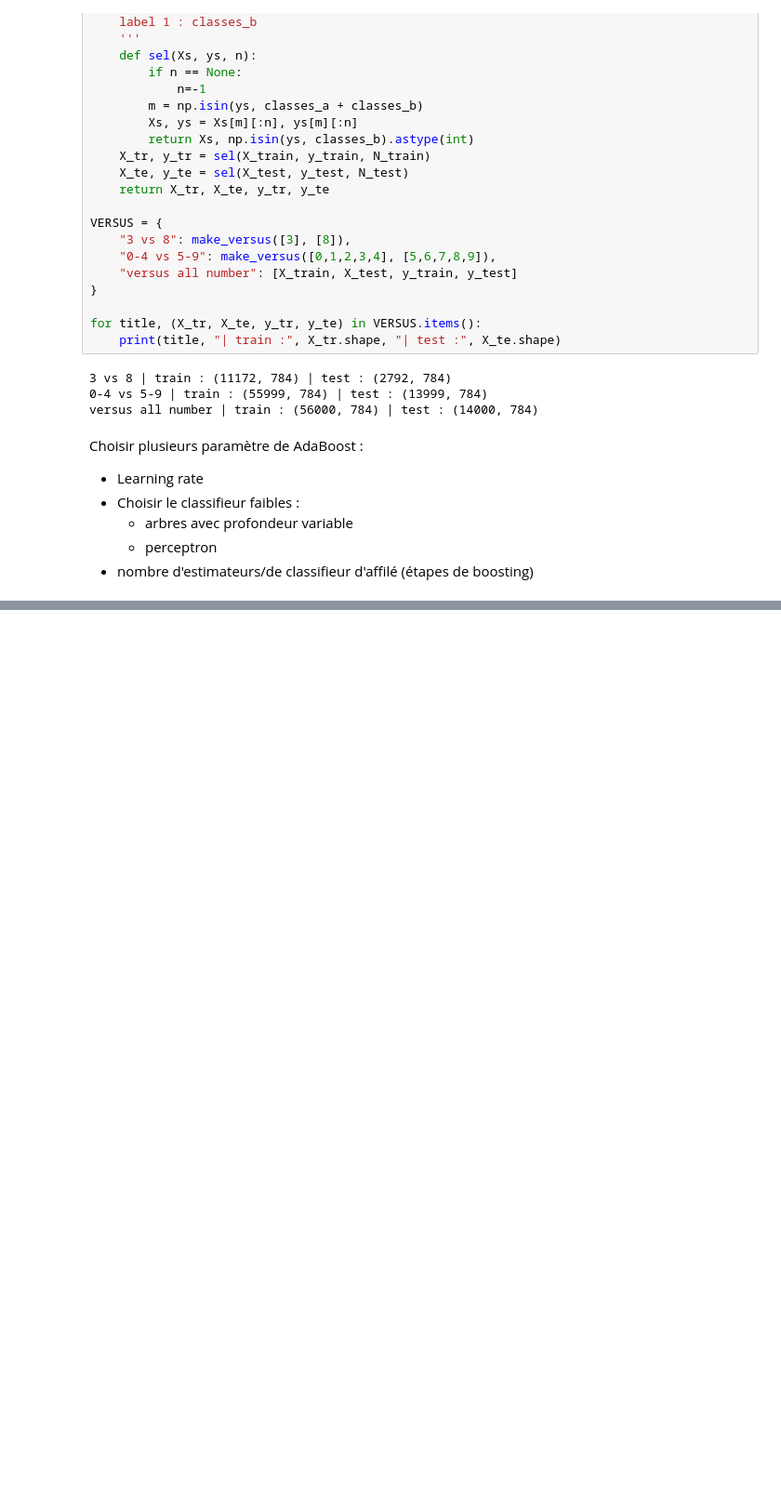
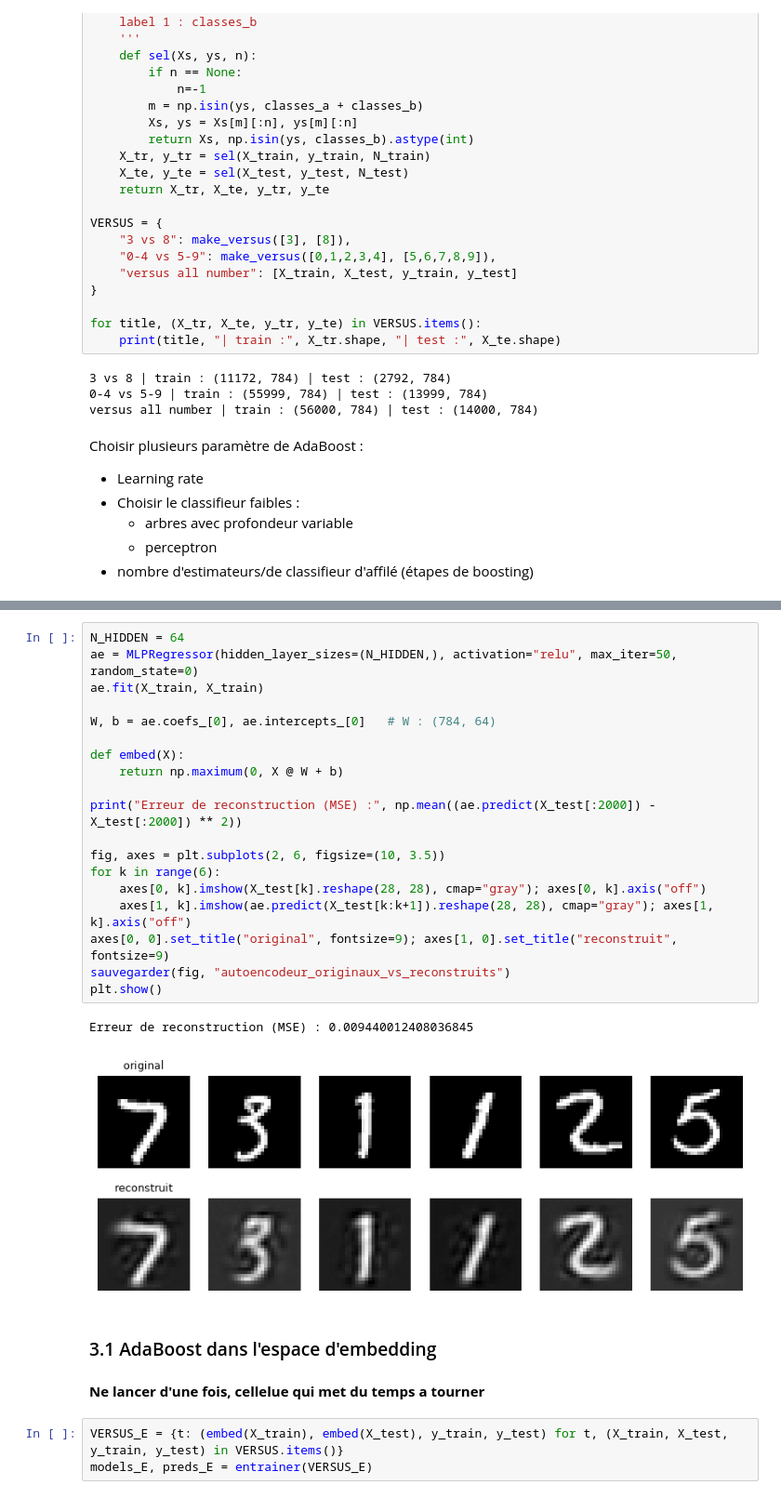
Before and after one commit to tbessadet/Projet_Collab_Sabine, a Jupyter notebook: DM_2_AC/DM_theo.ipynb, the cells around one changed output, grey strips where cells are left out. Shown at 93% size. Cells and saved outputs as stored; diff of their text form; blank space fills up the shorter version.

```diff
--- a/DM_2_AC/DM_theo.ipynb
+++ b/DM_2_AC/DM_theo.ipynb
@@ -145,0 +233,29 @@ afficher_acc(VERSUS, preds)
+# %%
+N_HIDDEN = 64
+ae = MLPRegressor(hidden_layer_sizes=(N_HIDDEN,), activation="relu", max_iter=50, random_state=0)
+ae.fit(X_train, X_train)
+
+W, b = ae.coefs_[0], ae.intercepts_[0]   # W : (784, 64)
+
+def embed(X):
+    return np.maximum(0, X @ W + b)
+
+print("Erreur de reconstruction (MSE) :", np.mean((ae.predict(X_test[:2000]) - X_test[:2000]) ** 2))
+
+fig, axes = plt.subplots(2, 6, figsize=(10, 3.5))
+for k in range(6):
+    axes[0, k].imshow(X_test[k].reshape(28, 28), cmap="gray"); axes[0, k].axis("off")
+    axes[1, k].imshow(ae.predict(X_test[k:k+1]).reshape(28, 28), cmap="gray"); axes[1, k].axis("off")
+axes[0, 0].set_title("original", fontsize=9); axes[1, 0].set_title("reconstruit", fontsize=9)
+sauvegarder(fig, "autoencodeur_originaux_vs_reconstruits")
+plt.show()
+# %% [output]
+Erreur de reconstruction (MSE) : 0.009440012408036845
+[figure, added]
+# %% [markdown]
+### 3.1 AdaBoost dans l'espace d'embedding
+# %% [markdown]
+**Ne lancer d'une fois, cellelue qui met du temps a tourner**
+# %%
+VERSUS_E = {t: (embed(X_train), embed(X_test), y_train, y_test) for t, (X_train, X_test, y_train, y_test) in VERSUS.items()}
+models_E, preds_E = entrainer(VERSUS_E)
```
Also changed, not shown: parts of 16 cells of this notebook, 20 other files.
